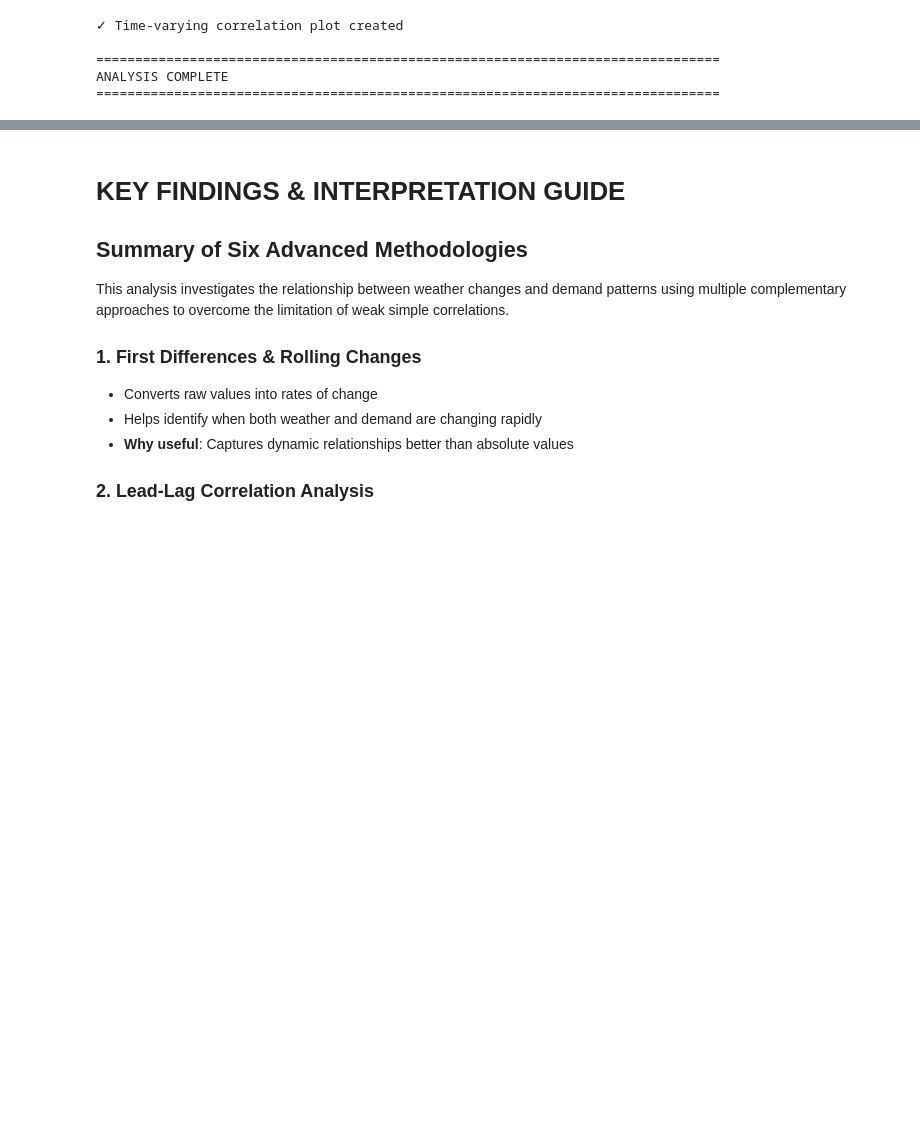
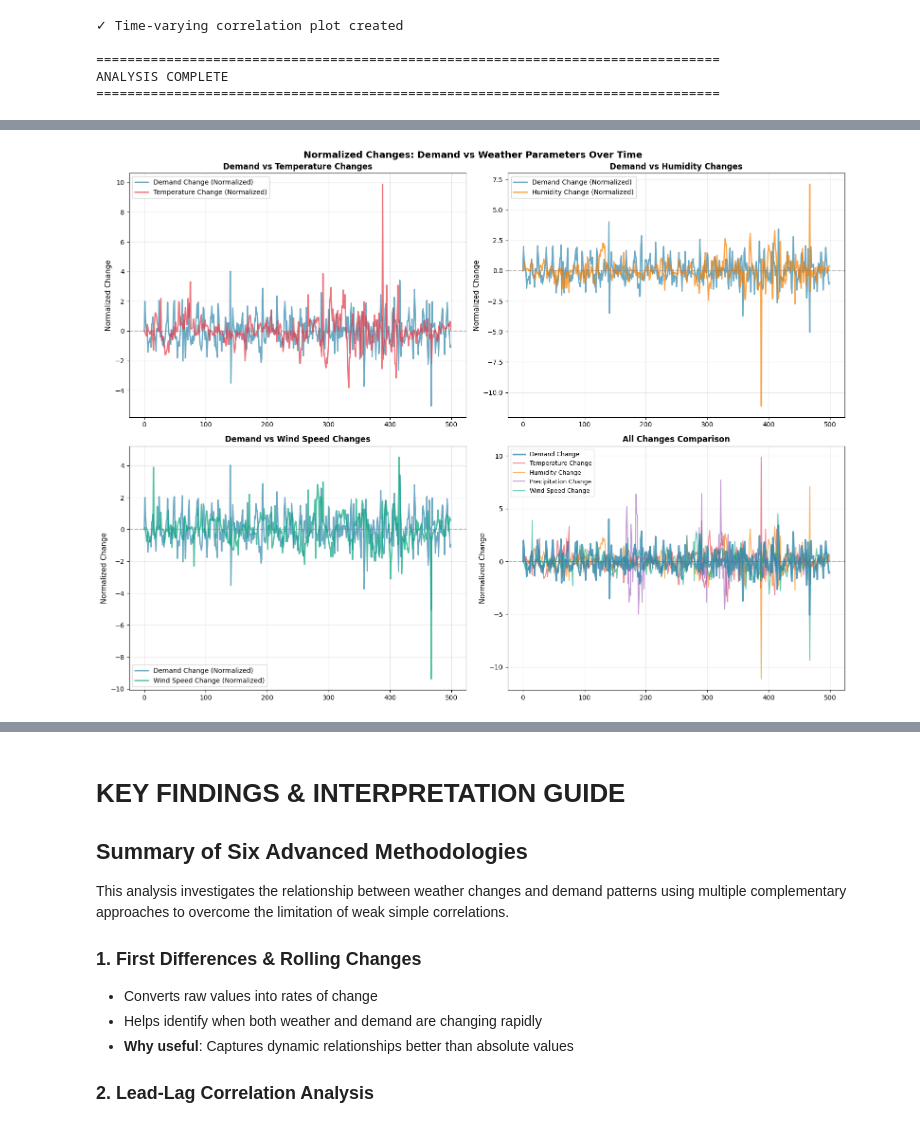
Before and after one commit to LearnerBob123/Forecasting, a Jupyter notebook: Analysis/demand_weather.ipynb, the cells around one changed output, grey strips where cells are left out. Cells and saved outputs as stored; diff of their text form; code cells hidden in the pictures; blank space fills up the shorter version.

```diff
--- a/Analysis/demand_weather.ipynb
+++ b/Analysis/demand_weather.ipynb
@@ -628,3 +628,102 @@ CREATING VISUALIZATIONS
 ================================================================================
 ANALYSIS COMPLETE
 ================================================================================
+# %%
+# ============================================================================
+# NORMALIZED CHANGE VISUALIZATION
+# ============================================================================
+print("\n" + "="*80)
+print("NORMALIZED CHANGE COMPARISON: DEMAND vs WEATHER PARAMETERS")
+print("="*80)
+
+from sklearn.preprocessing import StandardScaler
+import numpy as np
+
+# Prepare normalized changes data
+fig, axes = plt.subplots(2, 2, figsize=(16, 12))
+fig.suptitle('Normalized Changes: Demand vs Weather Parameters Over Time',
+             fontsize=14, fontweight='bold')
+
+# Get demand changes
+demand_change_values = demand_aligned.diff().fillna(0).values[:500]
+demand_times = np.arange(len(demand_change_values))
+
+# Normalize demand changes
+scaler = StandardScaler()
+demand_norm = scaler.fit_transform(demand_change_values.reshape(-1, 1)).flatten()
+
+# 1. Demand Change vs Temperature Change
+ax = axes[0, 0]
+if 'temperature' in weather_aligned.columns:
+    temp_change_values = weather_aligned['temperature'].diff().fillna(0).values[:500]
+    temp_norm = scaler.fit_transform(temp_change_values.reshape(-1, 1)).flatten()
+
+    ax.plot(demand_times, demand_norm,
+            label='Demand Change (Normalized)', linewidth=2, alpha=0.7, color='#2E86AB')
+    ax.plot(demand_times, temp_norm,
+            label='Temperature Change (Normalized)', linewidth=2, alpha=0.7, color='#E63946')
+    ax.axhline(y=0, color='gray', linestyle='--', alpha=0.5)
+    ax.set_ylabel('Normalized Change', fontsize=11)
+    ax.set_title('Demand vs Temperature Changes', fontweight='bold')
+    ax.legend(loc='best')
+    ax.grid(True, alpha=0.3)
+
+# 2. Demand Change vs Humidity Change
+ax = axes[0, 1]
+if 'humidity' in weather_aligned.columns:
+    humidity_change_values = weather_aligned['humidity'].diff().fillna(0).values[:500]
+    humidity_norm = scaler.fit_transform(humidity_change_values.reshape(-1, 1)).flatten()
+
+    ax.plot(demand_times, demand_norm,
+            label='Demand Change (Normalized)', linewidth=2, alpha=0.7, color='#2E86AB')
+    ax.plot(demand_times, humidity_norm,
+            label='Humidity Change (Normalized)', linewidth=2, alpha=0.7, color='#F77F00')
+    ax.axhline(y=0, color='gray', linestyle='--', alpha=0.5)
+    ax.set_ylabel('Normalized Change', fontsize=11)
+    ax.set_title('Demand vs Humidity Changes', fontweight='bold')
+    ax.legend(loc='best')
+    ax.grid(True, alpha=0.3)
+
+# 3. Demand Change vs Wind Speed Change
+ax = axes[1, 0]
+if 'wind_speed' in weather_aligned.columns:
+    wind_change_values = weather_aligned['wind_speed'].diff().fillna(0).values[:500]
+    wind_norm = scaler.fit_transform(wind_change_values.reshape(-1, 1)).flatten()
+
+    ax.plot(demand_times, demand_norm,
+            label='Demand Change (Normalized)', linewidth=2, alpha=0.7, color='#2E86AB')
+    ax.plot(demand_times, wind_norm,
+            label='Wind Speed Change (Normalized)', linewidth=2, alpha=0.7, color='#06A77D')
+    ax.axhline(y=0, color='gray', linestyle='--', alpha=0.5)
+    ax.set_ylabel('Normalized Change', fontsize=11)
+    ax.set_title('Demand vs Wind Speed Changes', fontweight='bold')
+    ax.legend(loc='best')
+    ax.grid(True, alpha=0.3)
+
+# 4. All Changes Combined
+ax = axes[1, 1]
+ax.plot(demand_times, demand_norm,
+        label='Demand Change', linewidth=2.5, alpha=0.8, color='#2E86AB', zorder=5)
+
+colors_map = {'temperature': '#E63946', 'humidity': '#F77F00', 'wind_speed': '#06A77D', 'precipitation': '#9B59B6'}
+for feature in weather_features:
+    if feature in weather_aligned.columns:
+        feature_change_values = weather_aligned[feature].diff().fillna(0).values[:500]
+        feature_norm = scaler.fit_transform(feature_change_values.reshape(-1, 1)).flatten()
+        color = colors_map.get(feature, '#95a5a6')
+        ax.plot(demand_times, feature_norm,
+                label=f'{feature.replace("_", " ").title()} Change',
+                linewidth=1.5, alpha=0.6, color=color)
+
+ax.axhline(y=0, color='gray', linestyle='--', alpha=0.5)
+ax.set_ylabel('Normalized Change', fontsize=11)
+ax.set_title('All Changes Comparison', fontweight='bold')
+ax.legend(loc='best', fontsize=9)
+ax.grid(True, alpha=0.3)
+
+plt.tight_layout()
+plt.show()
+
+print("✓ Normalized change comparison plot created")
+print("\nNote: First 500 hours displayed for clarity. All data normalized using z-score.")
+# %% [output]
@@ -630,0 +733 @@ ANALYSIS COMPLETE
+[figure, added]
```
Also changed, not shown: parts of 2 cells of this notebook, 7 other files.
